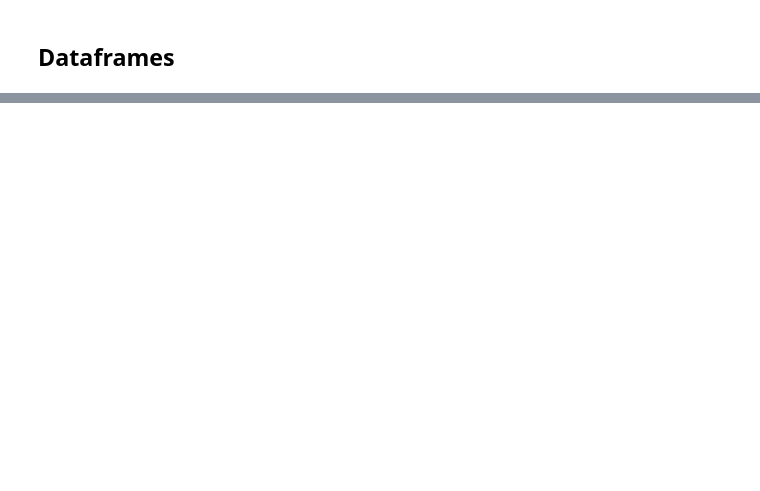
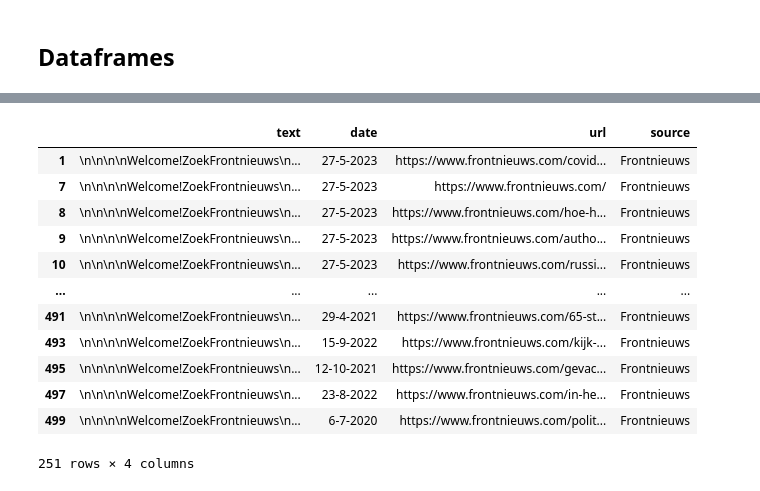
Before and after one commit to CeesMaessen/WappieCrawler, a Jupyter notebook: df_inspection.ipynb, the cells around one changed output, grey strips where cells are left out. Saved outputs shown, nothing was run; the diff lists cells and outputs as text; code cells hidden in the pictures; blank space fills up the shorter version.

```diff
--- a/df_inspection.ipynb
+++ b/df_inspection.ipynb
@@ -81,0 +100,21 @@ df_privacynieuws
+# %%
+df_frontnieuws = pd.read_csv('frontnieuws_clean.csv').drop(['Unnamed: 0', 'index'], axis=1).dropna()
+df_frontnieuws['source'] = 'Frontnieuws'
+
+# Filter all non-article entries
+df_frontnieuws= df_frontnieuws[df_frontnieuws['url'].str.contains("category|#comments")==False]
+df_frontnieuws
+# %% [output]
+|  | text | date | url | source |
+| 1 | \n\n\n\nWelcome!ZoekFrontnieuws\n... | 27-5-2023 | https://www.frontnieuws.com/covid... | Frontnieuws |
+| 7 | \n\n\n\nWelcome!ZoekFrontnieuws\n... | 27-5-2023 | https://www.frontnieuws.com/ | Frontnieuws |
+| 8 | \n\n\n\nWelcome!ZoekFrontnieuws\n... | 27-5-2023 | https://www.frontnieuws.com/hoe-h... | Frontnieuws |
+| 9 | \n\n\n\nWelcome!ZoekFrontnieuws\n... | 27-5-2023 | https://www.frontnieuws.com/autho... | Frontnieuws |
+| 10 | \n\n\n\nWelcome!ZoekFrontnieuws\n... | 27-5-2023 | https://www.frontnieuws.com/russi... | Frontnieuws |
+| ... | ... | ... | ... | ... |
+| 491 | \n\n\n\nWelcome!ZoekFrontnieuws\n... | 29-4-2021 | https://www.frontnieuws.com/65-st... | Frontnieuws |
+| 493 | \n\n\n\nWelcome!ZoekFrontnieuws\n... | 15-9-2022 | https://www.frontnieuws.com/kijk-... | Frontnieuws |
+| 495 | \n\n\n\nWelcome!ZoekFrontnieuws\n... | 12-10-2021 | https://www.frontnieuws.com/gevac... | Frontnieuws |
+| 497 | \n\n\n\nWelcome!ZoekFrontnieuws\n... | 23-8-2022 | https://www.frontnieuws.com/in-he... | Frontnieuws |
+| 499 | \n\n\n\nWelcome!ZoekFrontnieuws\n... | 6-7-2020 | https://www.frontnieuws.com/polit... | Frontnieuws |
+251 rows × 4 columns
```
Also changed, not shown: parts of 24 cells of this notebook, 6 other files.
